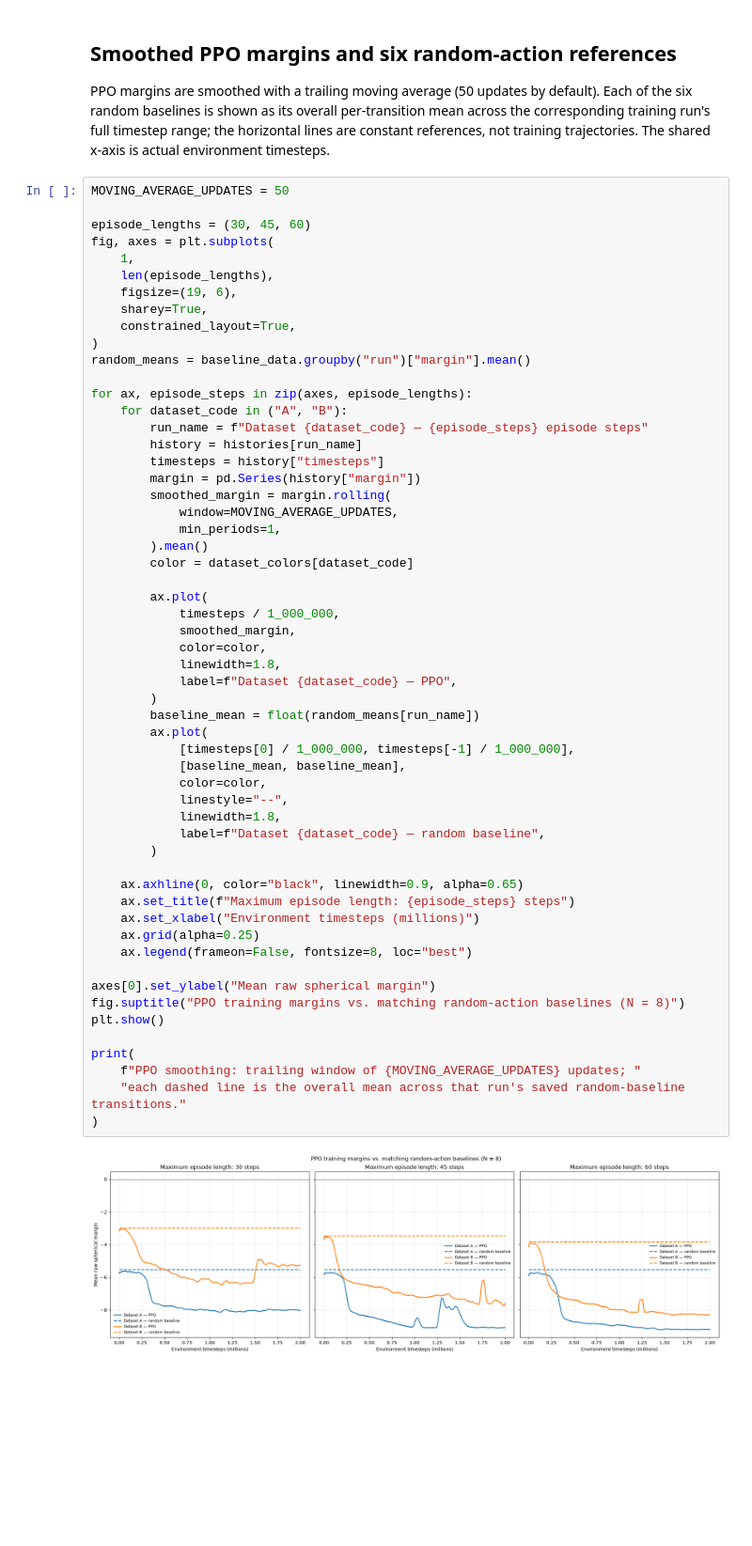
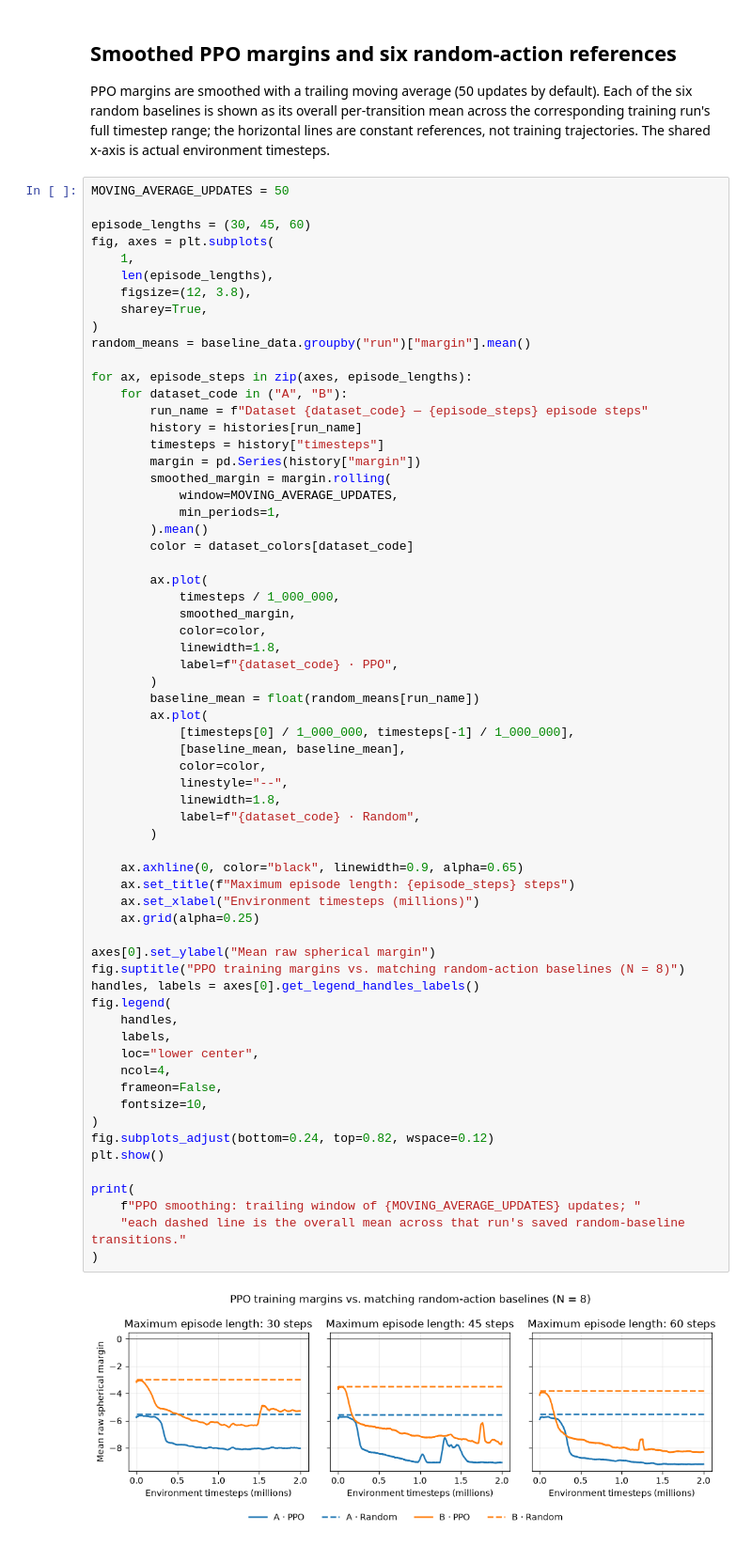
Before and after one commit to Caioriqui/AI-testing-in-Flag-Manifolds, a Jupyter notebook: notebooks/03_training_history_comparison_Nfixed8_simple.ipynb, the cells around one changed output. Shown at 94% size. Drawn from its saved outputs; the diff is of its cells as text; blank space fills up the shorter version.

Commit message:
Adjusting graph

```diff
--- a/notebooks/03_training_history_comparison_Nfixed8_simple.ipynb
+++ b/notebooks/03_training_history_comparison_Nfixed8_simple.ipynb
@@ -324,9 +324,8 @@ episode_lengths = (30, 45, 60)
 fig, axes = plt.subplots(
     1,
     len(episode_lengths),
-    figsize=(19, 6),
+    figsize=(12, 3.8),
     sharey=True,
-    constrained_layout=True,
 )
 random_means = baseline_data.groupby("run")["margin"].mean()
 
@@ -344,35 +343,44 @@ for ax, episode_steps in zip(axes, episode_lengths):
 
         ax.plot(
             timesteps / 1_000_000,
             smoothed_margin,
             color=color,
             linewidth=1.8,
-            label=f"Dataset {dataset_code} — PPO",
+            label=f"{dataset_code} · PPO",
         )
         baseline_mean = float(random_means[run_name])
         ax.plot(
             [timesteps[0] / 1_000_000, timesteps[-1] / 1_000_000],
             [baseline_mean, baseline_mean],
             color=color,
             linestyle="--",
             linewidth=1.8,
-            label=f"Dataset {dataset_code} — random baseline",
+            label=f"{dataset_code} · Random",
         )
 
     ax.axhline(0, color="black", linewidth=0.9, alpha=0.65)
     ax.set_title(f"Maximum episode length: {episode_steps} steps")
     ax.set_xlabel("Environment timesteps (millions)")
     ax.grid(alpha=0.25)
-    ax.legend(frameon=False, fontsize=8, loc="best")
 
 axes[0].set_ylabel("Mean raw spherical margin")
 fig.suptitle("PPO training margins vs. matching random-action baselines (N = 8)")
+handles, labels = axes[0].get_legend_handles_labels()
+fig.legend(
+    handles,
+    labels,
+    loc="lower center",
+    ncol=4,
+    frameon=False,
+    fontsize=10,
+)
+fig.subplots_adjust(bottom=0.24, top=0.82, wspace=0.12)
 plt.show()
 
 print(
     f"PPO smoothing: trailing window of {MOVING_AVERAGE_UPDATES} updates; "
     "each dashed line is the overall mean across that run's saved random-baseline transitions."
 )
 # %% [output]
-[figure, old version]
+[figure, new version]
 PPO smoothing: trailing window of 50 updates; each dashed line is the overall mean across that run's saved random-baseline transitions.
```
